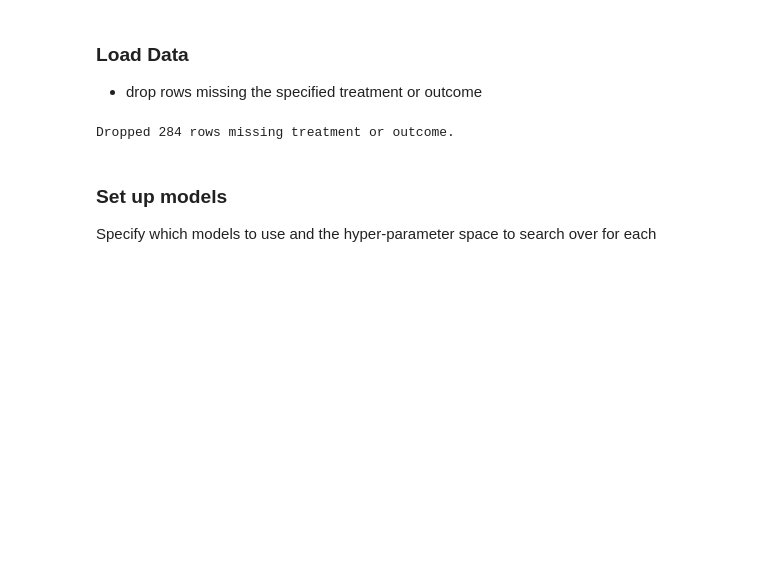
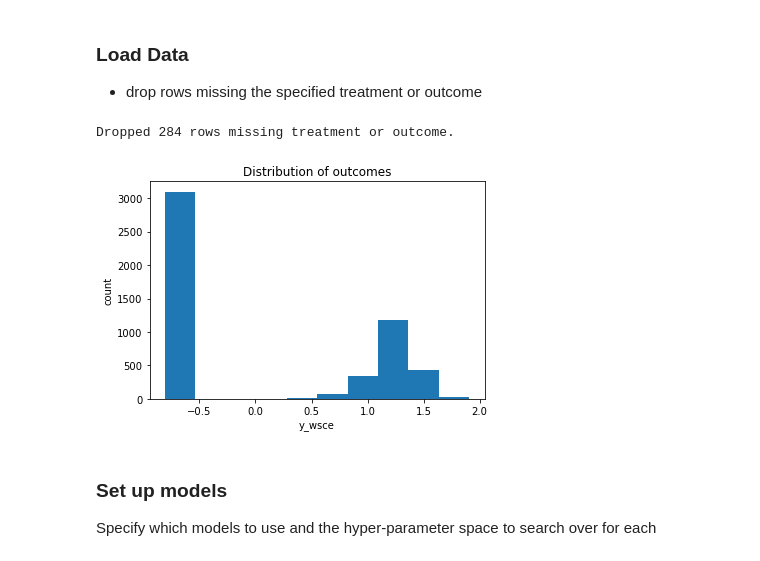
Before and after one commit to gradientinstitute/return2edu-paper, a Jupyter notebook: Direct-Regression.ipynb, the cells around one changed output. Saved outputs shown, nothing was run; the diff lists cells and outputs as text; code cells hidden in the pictures; blank space fills up the shorter version.

```diff
--- a/Direct-Regression.ipynb
+++ b/Direct-Regression.ipynb
@@ -87,10 +91,16 @@ bootstrap_cache = f"data/bootstrap-{configuration_name}.pkl"#"data/bootstrap-all
 # %%
 data = data_load_func(data_file)
 drop_missing_treatment_or_outcome(data, treatment, outcome)
-if log_outcome:
-    data[outcome] = np.log(data[outcome]+data[outcome].min())
+data[outcome] = transform_outcome(data[outcome],log_outcome, standardize_outcome)
+
+
+plt.hist(data[outcome])
+plt.xlabel(outcome)
+plt.ylabel("count")
+plt.title("Distribution of outcomes");
 # %% [output]
 Dropped 284 rows missing treatment or outcome.
+[figure, added]
 # %% [markdown]
 ### Set up models
 Specify which models to use and the hyper-parameter space to search over for each
```
Also changed, not shown: parts of 33 cells of this notebook, 4 other files.
